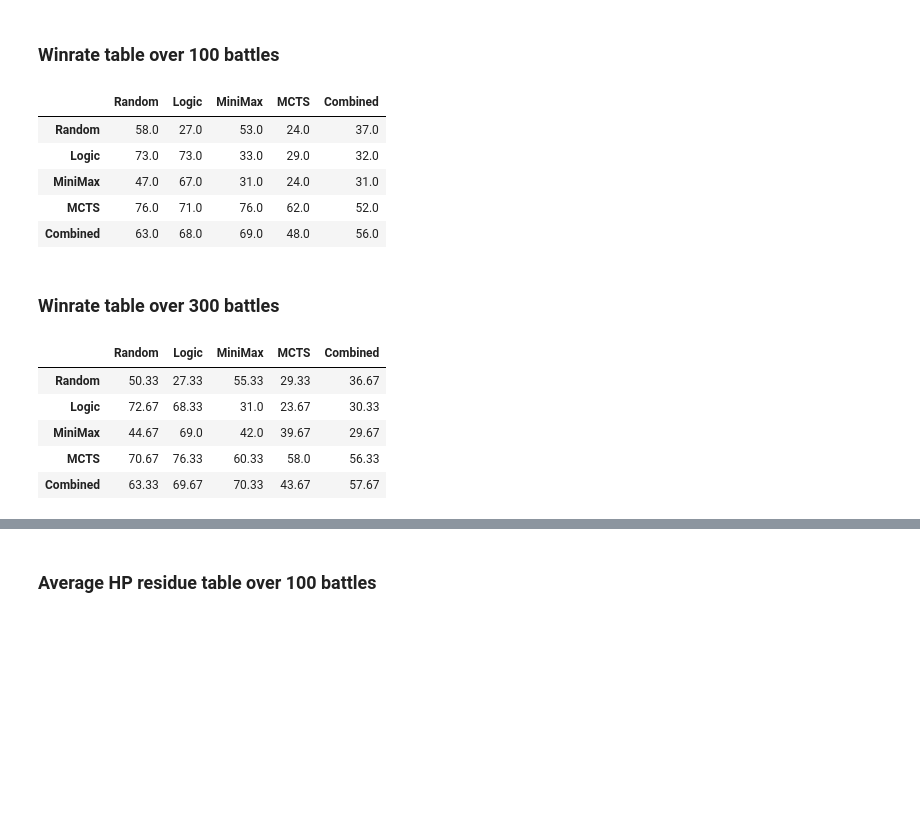
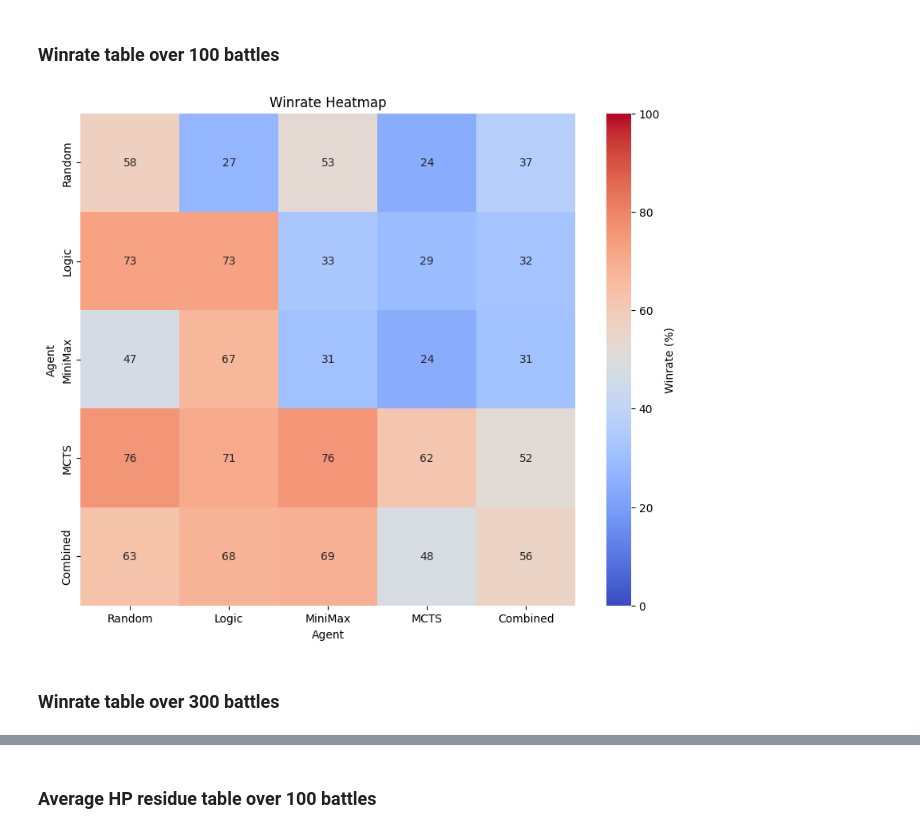
Before and after one commit to Giusgarus/Pokemon-battle-VGC, a Jupyter notebook: Agents/Statistics/generate_plots.ipynb, the cells around one changed output, grey strips where cells are left out. Drawn from its saved outputs; the diff is of its cells as text; code cells hidden in the pictures; blank space fills up the shorter version.

Commit message:
Diagrams with heapmap

```diff
--- a/Agents/Statistics/generate_plots.ipynb
+++ b/Agents/Statistics/generate_plots.ipynb
@@ -102,22 +84,17 @@ See the caveats in the documentation: https://pandas.pydata.org/pandas-docs/stab
 # %% [markdown]
 ### Winrate table over 100 battles
-# %%
-df_winrate_100
-# %% [output]
-|  | Random | Logic | MiniMax | MCTS | Combined |
-| Random | 58.0 | 27.0 | 53.0 | 24.0 | 37.0 |
-| Logic | 73.0 | 73.0 | 33.0 | 29.0 | 32.0 |
-| MiniMax | 47.0 | 67.0 | 31.0 | 24.0 | 31.0 |
-| MCTS | 76.0 | 71.0 | 76.0 | 62.0 | 52.0 |
-| Combined | 63.0 | 68.0 | 69.0 | 48.0 | 56.0 |
+# %%
+import seaborn as sns
+import matplotlib.pyplot as plt
+
+df_winrate_100 = df_winrate_100.fillna(0).infer_objects()
+plt.figure(figsize=(10, 8))
+sns.heatmap(df_winrate_100, annot=True, cmap='coolwarm', vmin=0, vmax=100, cbar_kws={'label': 'Winrate (%)'})
+plt.xlabel('Agent')
+plt.ylabel('Agent')
+plt.title('Winrate Heatmap')
+plt.show()
+# %% [output]
+[figure, added]
 # %% [markdown]
 ### Winrate table over 300 battles
-# %%
-df_winrate_300
-# %% [output]
-|  | Random | Logic | MiniMax | MCTS | Combined |
-| Random | 50.33 | 27.33 | 55.33 | 29.33 | 36.67 |
-| Logic | 72.67 | 68.33 | 31.0 | 23.67 | 30.33 |
-| MiniMax | 44.67 | 69.0 | 42.0 | 39.67 | 29.67 |
-| MCTS | 70.67 | 76.33 | 60.33 | 58.0 | 56.33 |
-| Combined | 63.33 | 69.67 | 70.33 | 43.67 | 57.67 |
```
Also changed, not shown: parts of 7 cells of this notebook.
